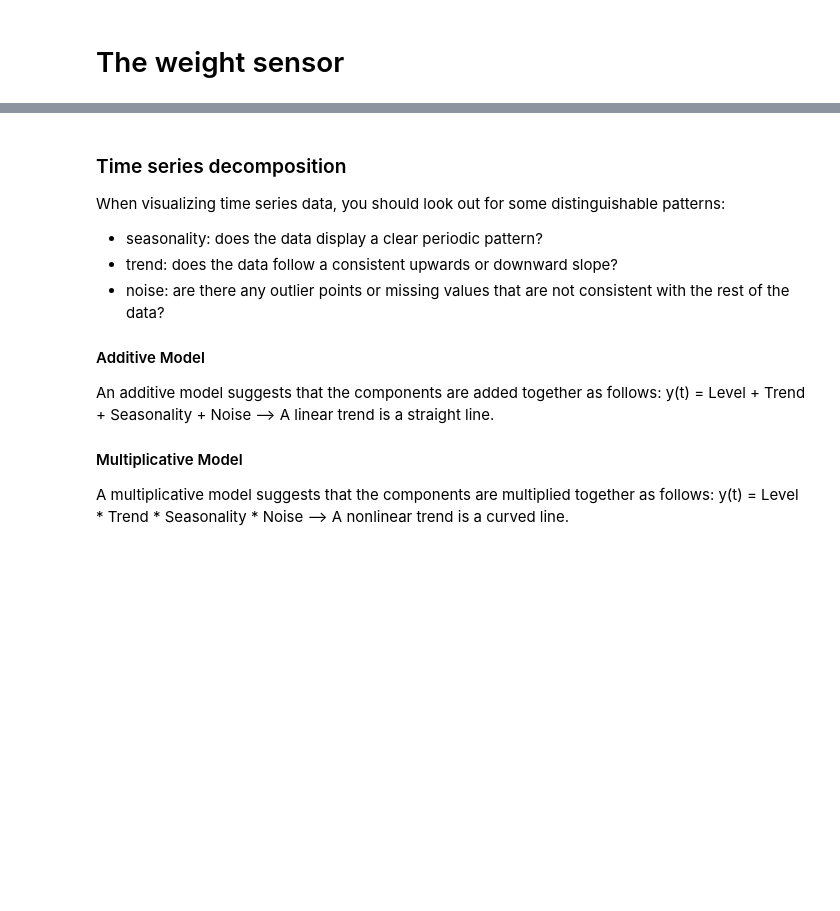
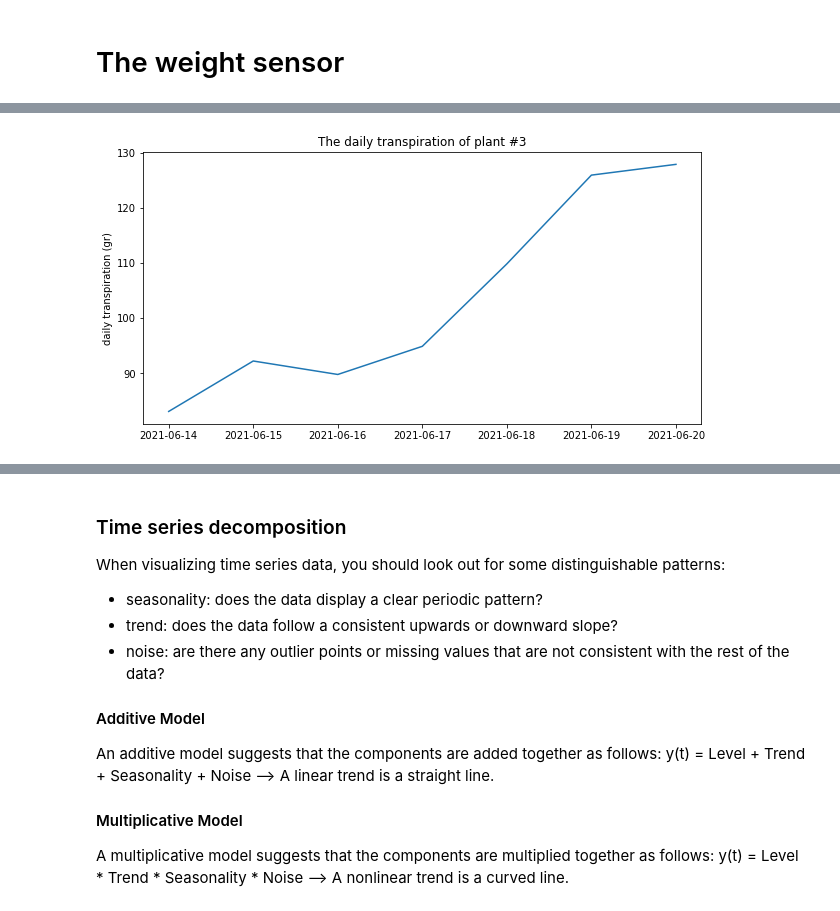
Before and after one commit to shani-g/agrotech, a Jupyter notebook: Agrotech data analysis.ipynb, the cells around one changed output, grey strips where cells are left out. Drawn from its saved outputs; the diff is of its cells as text; code cells hidden in the pictures; blank space fills up the shorter version.

```diff
--- a/Agrotech data analysis.ipynb
+++ b/Agrotech data analysis.ipynb
@@ -51,3 +37,0 @@ plt.show()
-# %%
-df = weight.diff()
-df[5:20]
@@ -78,2 +48,21 @@ def get_irrigation(df):
     print( f'Plant #3 was irrigated {irri.sum()} times at this experiment time.')
     return irri
+# %%
+def tran(df):
+    """ get daily tarnspiration, by the wieght lost between 4:00-19:30 """
+    ## only works when irrigation is in the night only.
+
+    # get data at 19:30
+    time730 = weight.at_time('19:30')
+    time730.index = time730.index.date #so dates will meet in concat
+    time730.name = '7:30PM'
+    # get data at 4:00
+    time4 = weight.at_time('4:00')
+    time4.index = time4.index.date
+    time4.name = '4AM'
+    #calculate tran:
+    tran= pd.concat([time4,time730], join='inner', axis=1)
+    tran['tran'] = tran['4AM']- tran['7:30PM']
+    tran
+
+    return tran['tran']
@@ -83,0 +92,10 @@ Plant #3 was irrigated 1678 times at this experiment time.
+# %%
+daily_transpiration = tran(weight)
+
+# visualisation of the daily tran
+ax= daily_transpiration.plot(figsize=(10, 5))
+ax.set_title('The daily transpiration of plant #3', fontsize=12)
+ax.set_ylabel('daily transpiration (gr)')
+plt.show()
+# %% [output]
+[figure, added]
```
Also changed, not shown: parts of 19 cells of this notebook, 1 other file.
